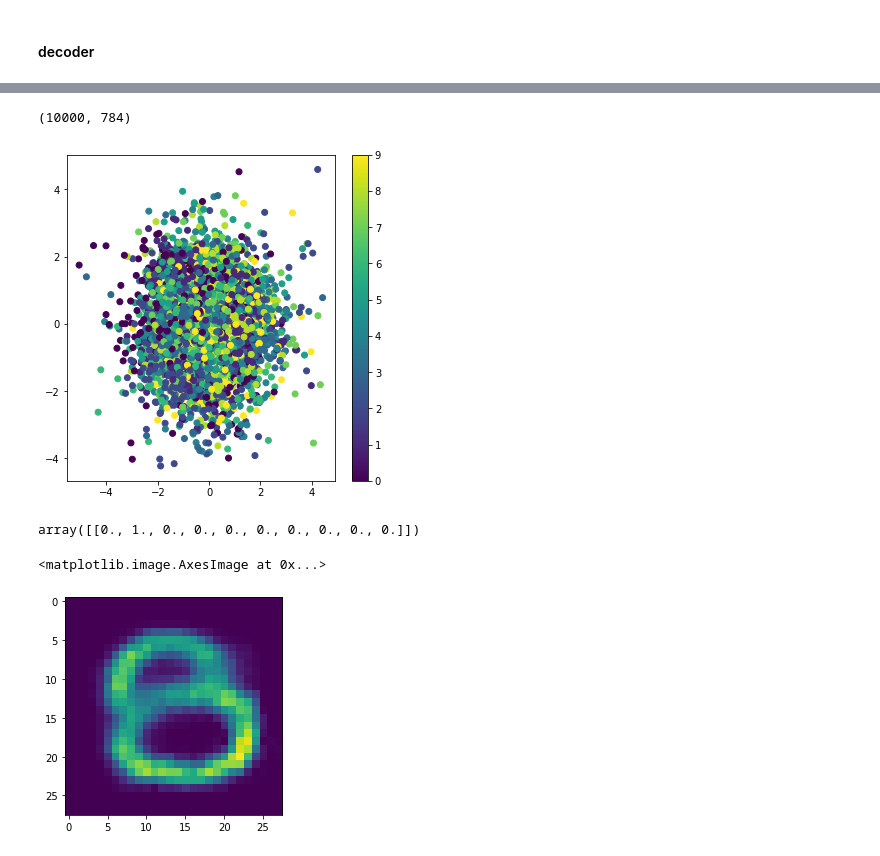
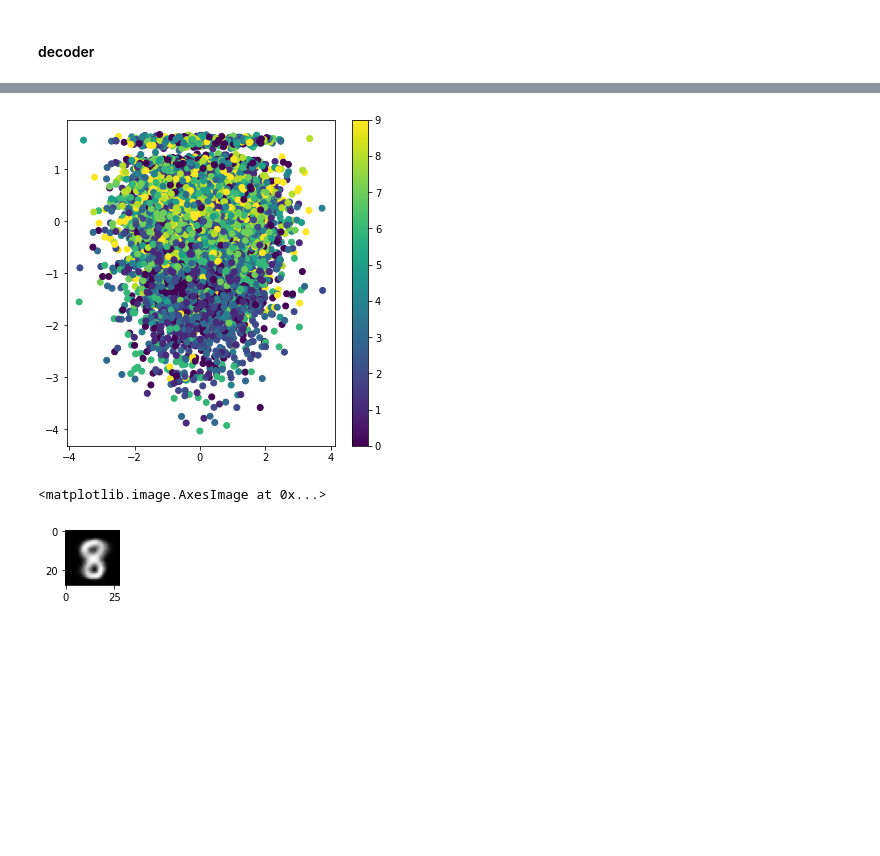
Before and after one commit to ivanlen/autoencoders_safari, a Jupyter notebook: conditional_convolutional_variatinoal_autoencoder.ipynb, the cells around one changed output, grey strips where cells are left out. Saved outputs shown, nothing was run; the diff lists cells and outputs as text; code cells hidden in the pictures; blank space fills up the shorter version.

```diff
--- a/conditional_convolutional_variatinoal_autoencoder.ipynb
+++ b/conditional_convolutional_variatinoal_autoencoder.ipynb
@@ -57,3 +39,9 @@ n_epoch = 20
+# %%
+n_batch = 50
+n_classes = y_train_oh.shape[1]
+n_latent = 2
+n_channels = 1
+n_epoch = 20
 # %%
 def sample_z(args):
     mu, log_var = args
@@ -101,7 +74,8 @@ z_cond = Concatenate(axis=-1)([z, input_cond])
 z_in = Input(shape=(n_latent,))
 cond_in = Input(shape=(n_classes,))
 dec_input = Concatenate(axis=1)([z_in, cond_in])
-dec = Dense(64, activation='relu')(dec_input)
+dec = Dense(n_latent, activation='relu')(dec_input)
+dec = Dense(64, activation='relu')(dec)
 dec = Dense(n_x_flattened, activation='relu')(dec)
 dec = Reshape(tuple(n_x_conv[1:]))(dec)
 dec = keras.layers.Conv2DTranspose(
@@ -211,12 +185,8 @@ Epoch 50/50
 <tensorflow.python.keras.callbacks.History at 0x...>
-# %%
-x_test_1d.shape
-# %% [output]
-(10000, 784)
 # %%
 # Plot of the digit classes in the latent space
 te_latent = encoder.predict(
-    [x_test_1d, y_test_oh],
+    [x_test_3d, y_test_oh],
     batch_size=50)
 
 pred_mu, pred_var, pred_z, pred_cond = te_latent[0], te_latent[1], te_latent[2], te_latent[3]
@@ -226,24 +196,20 @@ plt.scatter(pred_z[:, 0], pred_z[:, 1], c=y_test)
 plt.colorbar()
 plt.show()
 # %% [output]
-[figure, old version]
+[figure, new version]
-# %%
-oh_encoder.transform([[1]])
-# %% [output]
-array([[0., 1., 0., 0., 0., 0., 0., 0., 0., 0.]])
 # %%
 def to_categorical(num):
     return oh_encoder.transform([[num]])[0]
 # %%
 num_class = 8
 pred_class = np.array(oh_encoder.transform([[num_class]]))
-pred_noise = np.random.randn(1, 4)
+pred_noise = np.random.randn(1, n_latent)
 pred_out = decoder.predict([pred_noise, pred_class])
-plt.figure()
-plt.imshow(pred_out[0,:,:, 0])
+plt.figure(figsize = (1,1))
+plt.imshow(pred_out[0,:,:, 0], cmap='Greys_r',)
 # %% [output]
 <matplotlib.image.AxesImage at 0x...>
-[figure, old version]
+[figure, new version]
 # %%
 digit_size = 28
 for cond_num in range(10):
```
Also changed, not shown: parts of 18 cells of this notebook, 2 other files.
